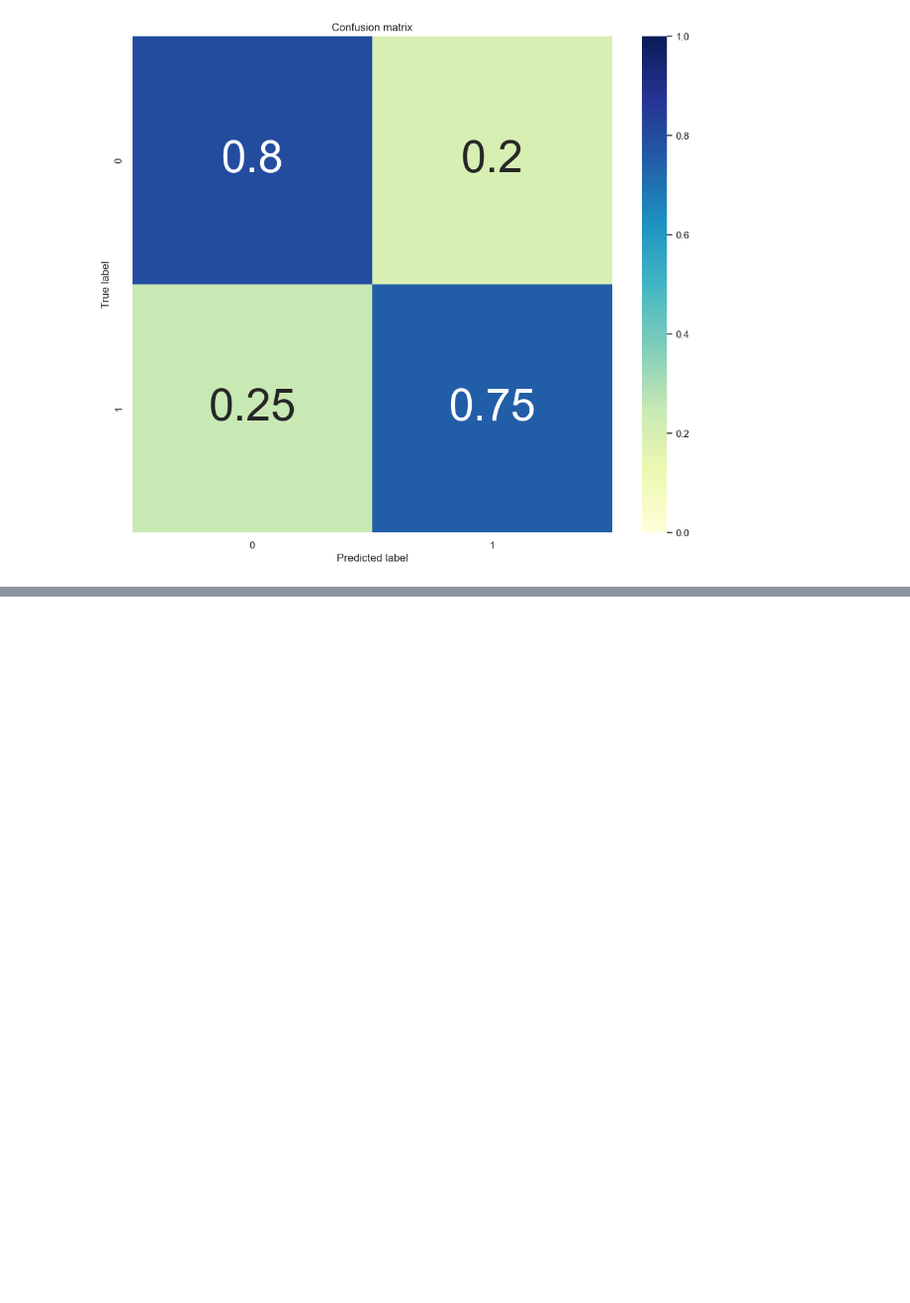
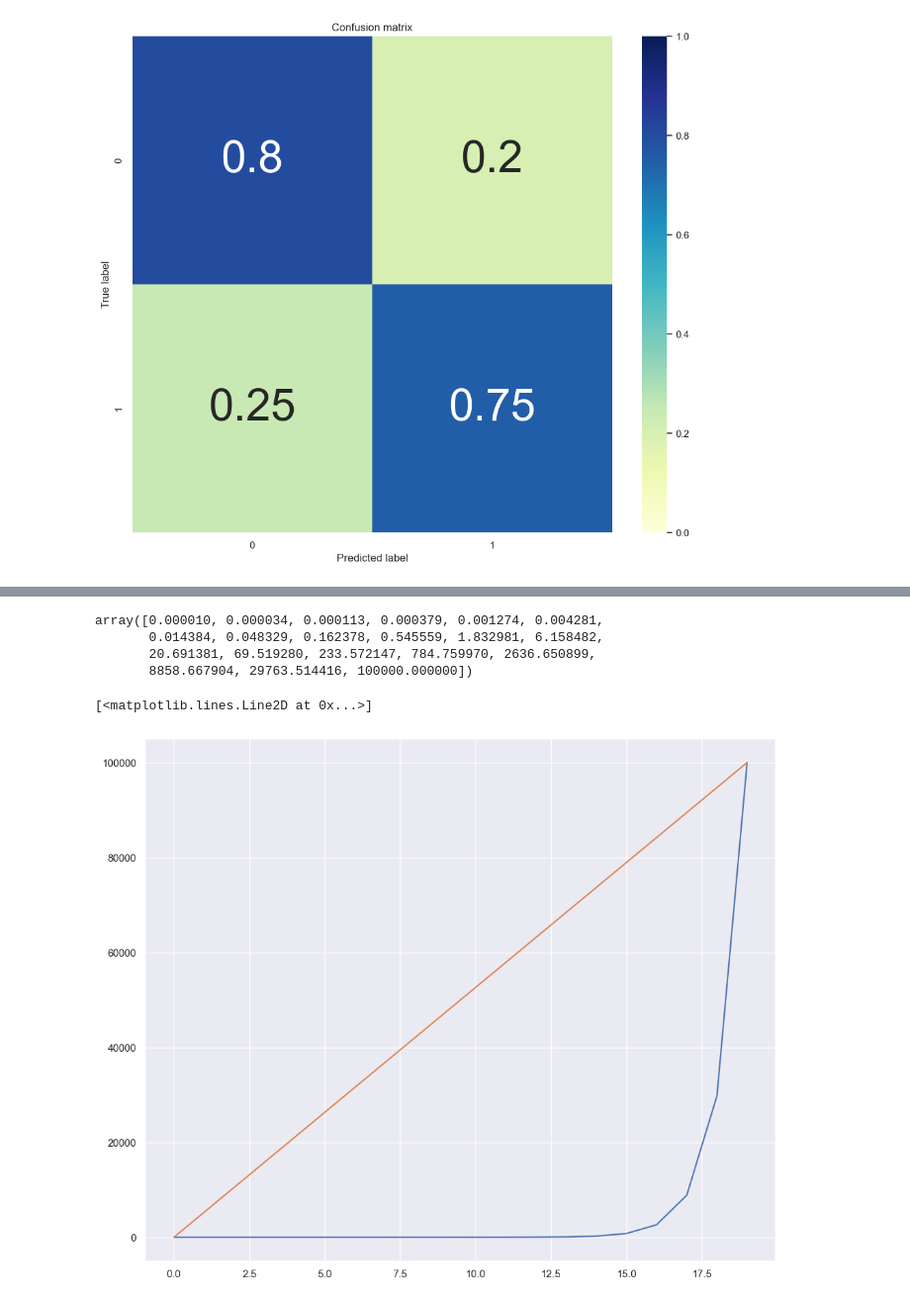
Before and after one commit to deathm1/ds_python_2, a Jupyter notebook: python_machine_learning/Logistic_Regression/logistic_regression_1.ipynb, the cells around one changed output, grey strips where cells are left out. Shown: that part at 99% size. Saved outputs shown, nothing was run; the diff lists cells and outputs as text; code cells hidden in the pictures; blank space fills up the shorter version.

```diff
--- a/python_machine_learning/Logistic_Regression/logistic_regression_1.ipynb
+++ b/python_machine_learning/Logistic_Regression/logistic_regression_1.ipynb
@@ -424,0 +431,18 @@ The average False Negative Rate is: 0.22281583909490887
+# %%
+np.geomspace(1e-5, 1e5, num=20)
+# %% [output]
+array([0.000010, 0.000034, 0.000113, 0.000379, 0.001274, 0.004281,
+       0.014384, 0.048329, 0.162378, 0.545559, 1.832981, 6.158482,
+       20.691381, 69.519280, 233.572147, 784.759970, 2636.650899,
+       8858.667904, 29763.514416, 100000.000000])
+# %%
+# Creating a range for C values
+np.geomspace(1e-5, 1e5, num=20)
+
+# ploting it
+plt.plot(np.geomspace(1e-5, 1e5, num=20)) #  uniformly distributed in log space
+plt.plot(np.linspace(1e-5, 1e5, num=20)) # uniformly distributed in linear space, instead of log space
+# plt.plot(np.logspace(np.log10(1e-5) , np.log10(1e5) , num=20)) # same as geomspace
+# %% [output]
+[<matplotlib.lines.Line2D at 0x...>]
+[figure, added]
```
Also changed, not shown: parts of 5 cells of this notebook, 1 other file.
